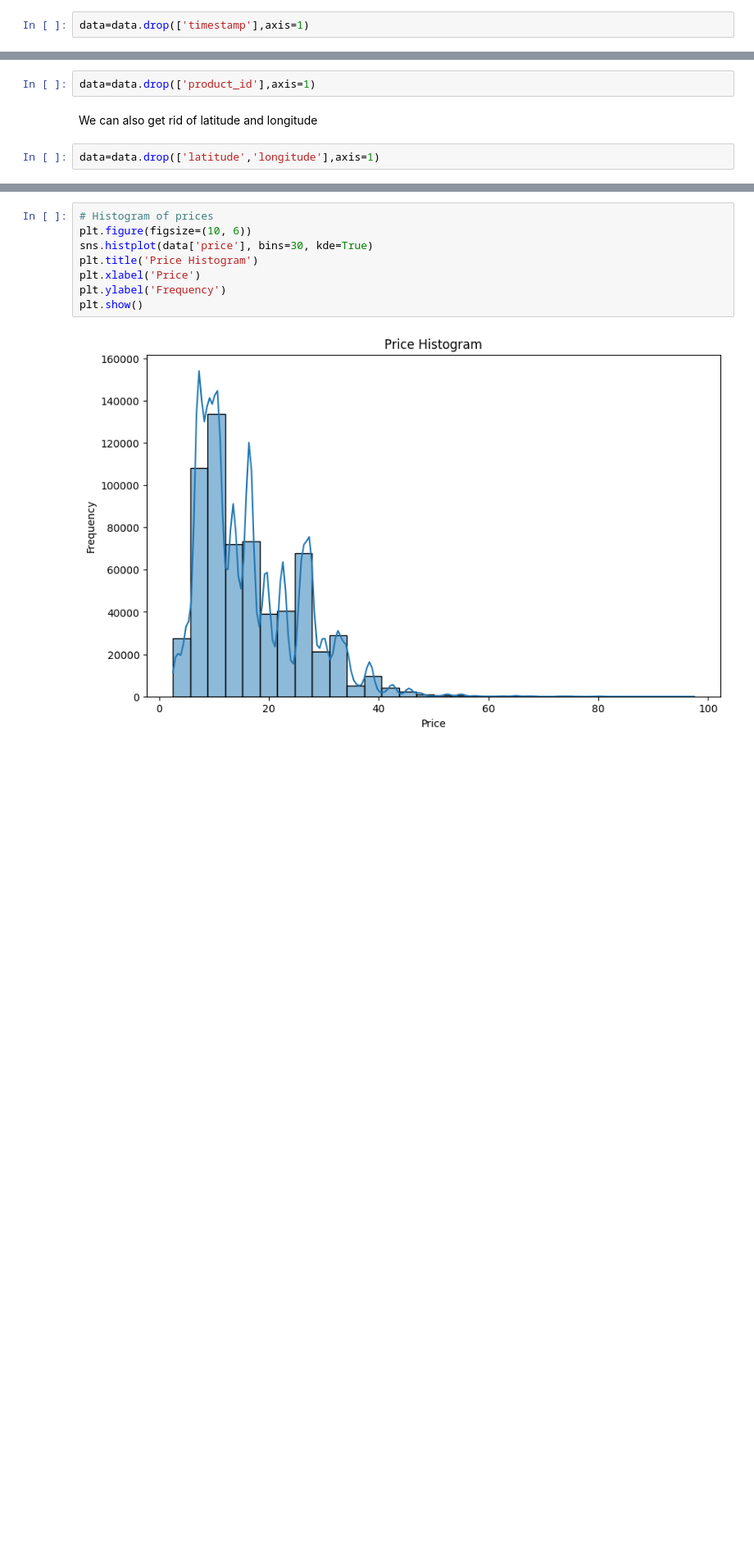
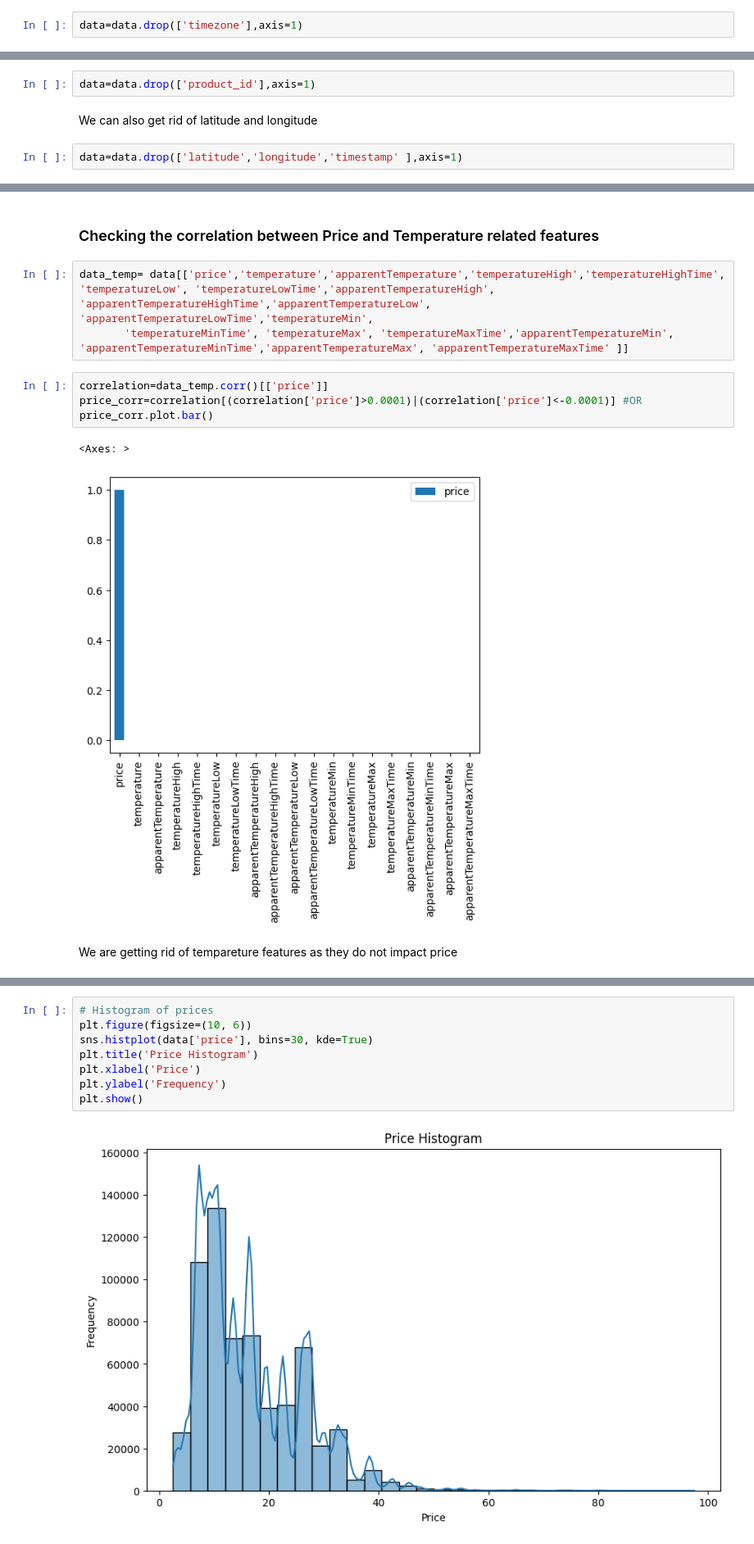
Before and after one commit to kasiadybcio/ML_2_regression-, a Jupyter notebook: notebooks/1. eda.ipynb, the cells around one changed output, grey strips where cells are left out. Shown at 82% size. Drawn from its saved outputs; the diff is of its cells as text; blank space fills up the shorter version.

```diff
--- a/notebooks/1. eda.ipynb
+++ b/notebooks/1. eda.ipynb
@@ -127,7 +127,7 @@ dtype: int64
 # %% [markdown]
 We have only 1 timezone so we can drop it.
 # %%
-data=data.drop(['timestamp'],axis=1)
+data=data.drop(['timezone'],axis=1)
 # %%
 duplicated_rows = data[data.duplicated(keep=False)]
 print(duplicated_rows)
@@ -209,4 +213,4 @@ data=data.drop(['product_id'],axis=1)
 # %% [markdown]
 We can also get rid of latitude and longitude
 # %%
-data=data.drop(['latitude','longitude'],axis=1)
+data=data.drop(['latitude','longitude','timestamp' ],axis=1)
@@ -212,0 +235,14 @@ data=data.drop(['latitude','longitude'],axis=1)
+# %% [markdown]
+### Checking the correlation between Price and Temperature related features
+# %%
+data_temp= data[['price','temperature','apparentTemperature','temperatureHigh','temperatureHighTime', 'temperatureLow', 'temperatureLowTime','apparentTemperatureHigh', 'apparentTemperatureHighTime','apparentTemperatureLow', 'apparentTemperatureLowTime','temperatureMin',
+       'temperatureMinTime', 'temperatureMax', 'temperatureMaxTime','apparentTemperatureMin', 'apparentTemperatureMinTime','apparentTemperatureMax', 'apparentTemperatureMaxTime' ]]
+# %%
+correlation=data_temp.corr()[['price']]
+price_corr=correlation[(correlation['price']>0.0001)|(correlation['price']<-0.0001)] #OR
+price_corr.plot.bar()
+# %% [output]
+<Axes: >
+[figure, added]
+# %% [markdown]
+We are getting rid of tempareture features as they do not impact price
```
Also changed, not shown: parts of 18 cells of this notebook, 1 other file.
